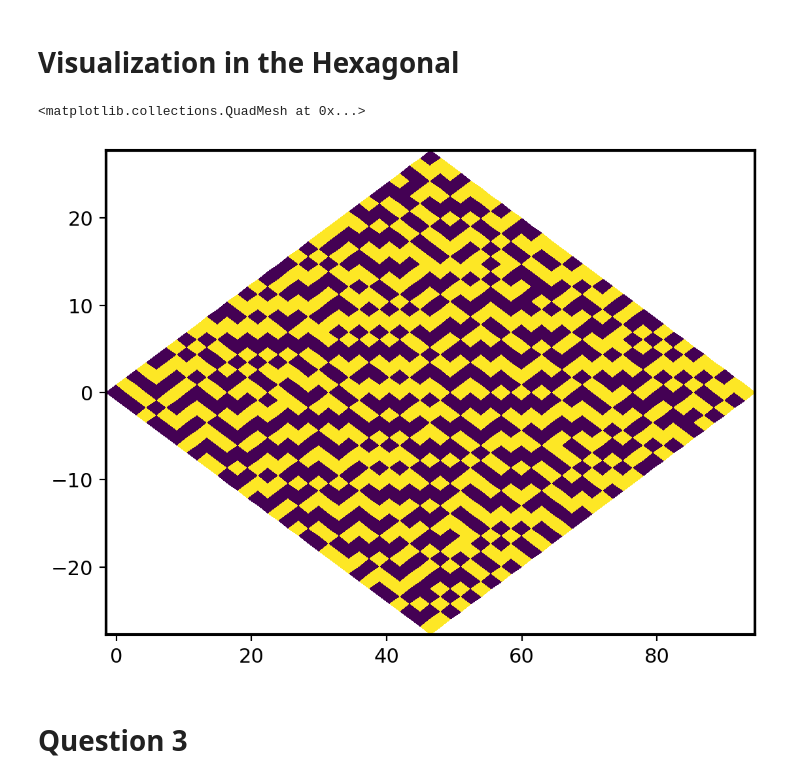
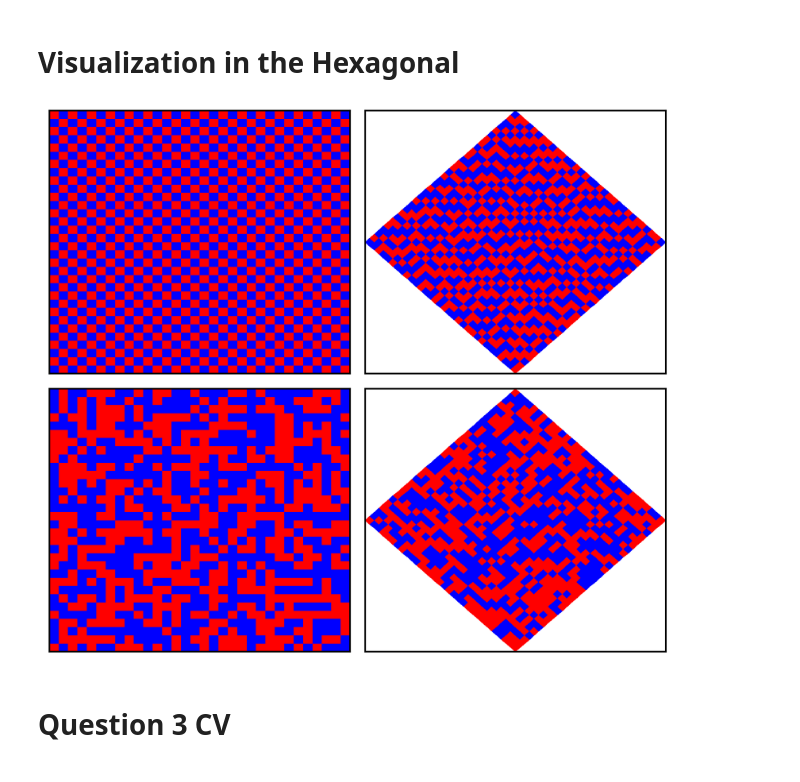
Before and after one commit to aosoares/MC, a Jupyter notebook: monte_carlo.ipynb, the cells around one changed output. Drawn from its saved outputs; the diff is of its cells as text; code cells hidden in the pictures.

```diff
--- a/monte_carlo.ipynb
+++ b/monte_carlo.ipynb
@@ -192,9 +304,9 @@ def Hamiltonian_init(grid,J,B):
     for X in range(N):
         for Y in range(N):
             E -= B * grid[X,Y]
-            E+= 0.25*J*init[X,Y] * (init[(X+1)%N,Y] + init[(X-1)%N,Y])
-            E+= 0.25*J*init[X,Y] * (init[X,(Y+1)%N] + init[X,(Y-1)%N])
-            #E+= 0.25*J*init[X,Y] * (init[(X+1)%N,(Y-1)%N] + init[(X-1)%N,(Y+1)%N])
+            E+= 0.25*J*grid[X,Y] * (grid[(X+1)%N,Y] + grid[(X-1)%N,Y])
+            E+= 0.25*J*grid[X,Y] * (grid[X,(Y+1)%N] + grid[X,(Y-1)%N])
+           # E+= 0.25*J*grid[X,Y] * (grid[(X+1)%N,(Y-1)%N] + grid[(X-1)%N,(Y+1)%N])
     return E
 
 @nb.njit
@@ -235,6 +347,8 @@ def MC1_step(Nsteps,beta,init,J=1,B=0):
 
     return E,E2,Mag,init
 # %%
-init = spins_generator(16)
-E,E2,Mag,init = MC1_step(100000,8.0,init,2.0,0.0)
+init = spins_generator(32)
+E,E2,Mag,neell = MC1_step(1000000,4.0,init,1.0,0.0)
+init = spins_generator(32)
+E,E2,Mag,neell2 = MC1_step(800000,0.0,init,1.0,0.0)
 # %%
@@ -253,9 +370,9 @@ def Hamiltonian_init(grid,J,B):
     for X in range(N):
         for Y in range(N):
             E -= B * grid[X,Y]
-            E+= 0.25*J*init[X,Y] * (init[(X+1)%N,Y] + init[(X-1)%N,Y])
-            E+= 0.25*J*init[X,Y] * (init[X,(Y+1)%N] + init[X,(Y-1)%N])
-            E+= 0.25*J*init[X,Y] * (init[(X+1)%N,(Y-1)%N] + init[(X-1)%N,(Y+1)%N])
+            E+= 0.25*J*grid[X,Y] * (grid[(X+1)%N,Y] + grid[(X-1)%N,Y])
+            E+= 0.25*J*grid[X,Y] * (grid[X,(Y+1)%N] + grid[X,(Y-1)%N])
+            E+= 0.25*J*grid[X,Y] * (grid[(X+1)%N,(Y-1)%N] + grid[(X-1)%N,(Y+1)%N])
     return E
 # %%
 @nb.njit
@@ -299,15 +416,33 @@ def MC1_step(Nsteps,beta,init,J=1,B=0):
     return E,E2,Mag,init
 # %%
 init = spins_generator(32)
-E,E2,Mag,init = MC1_step(10000,8.0,init,2.0,0.0)
+E,E2,Mag,frust1 = MC1_step(40000000,4,init,1.0,0.0)
+init = spins_generator(32)
+E,E2,Mag,frust2 = MC1_step(40000000,0,init,1.0,0.0)
 # %%
+fig,axs = plt.subplots(ncols=2,nrows=2, figsize=(8.5,7.5))
+
 x,y = create_lattice(32)
-plt.pcolormesh(x,y,init)
+axs[0][1].pcolormesh(x,y,frust1,cmap=Mycmap2)
+axs[0][0].pcolormesh(neell,cmap=Mycmap2)
+
+axs[1][1].pcolormesh(x,y,frust2,cmap=Mycmap2)
+axs[1][0].pcolormesh(neell2,cmap=Mycmap2)
+
+axs[0][0].set_xticks([])
+axs[0][0].set_yticks([])
+axs[0][1].set_xticks([])
+axs[0][1].set_yticks([])
+axs[1][0].set_xticks([])
+axs[1][0].set_yticks([])
+axs[1][1].set_xticks([])
+axs[1][1].set_yticks([])
+plt.tight_layout()
+plt.savefig("frustaded_neel_square_low_temp.png")
 # %% [output]
-<matplotlib.collections.QuadMesh at 0x...>
-[figure, old version]
+[figure, new version]
 # %% [markdown]
-# Question 3
+# Question 3 CV
 # %%
 @nb.njit
 def Hamiltonian_init(grid,J,B):
```
Also changed, not shown: parts of 52 cells of this notebook.
